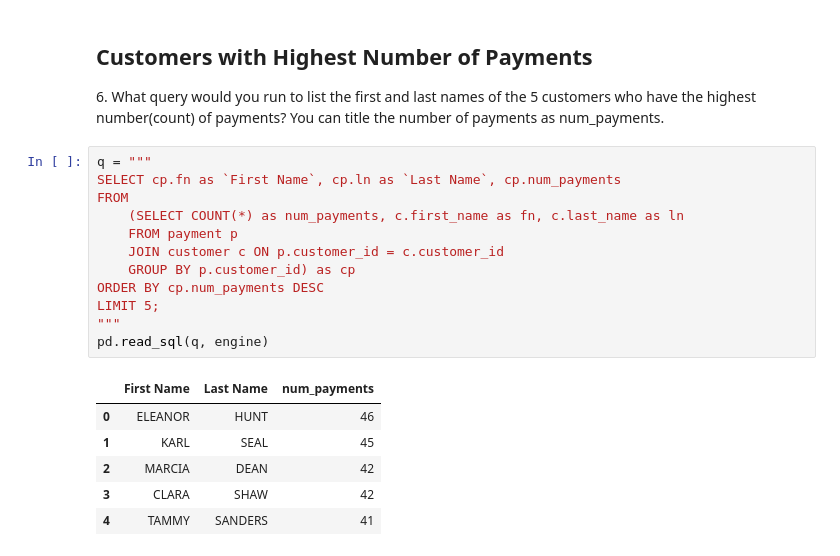
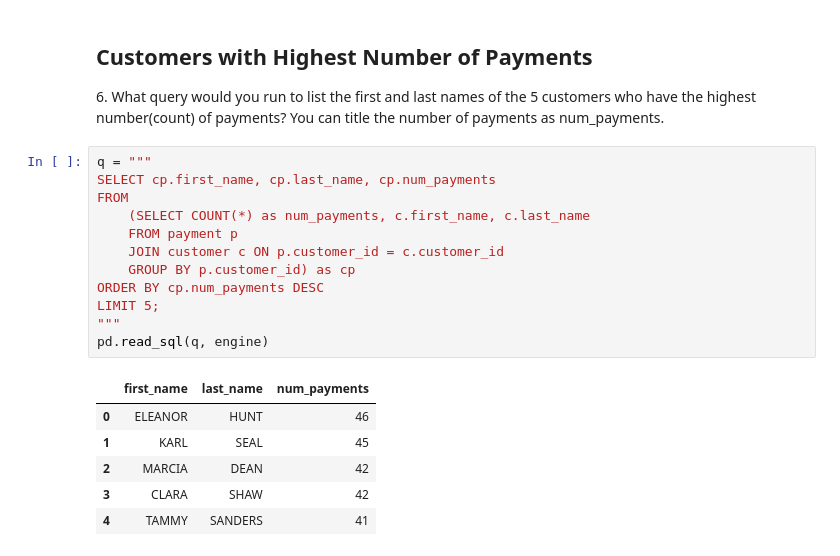
Before and after one commit to adeviney/data-enrichment-project, a Jupyter notebook: Sakila/Sakila-Core.ipynb, the cells around one changed output. Saved outputs shown, nothing was run; the diff lists cells and outputs as text.

```diff
--- a/Sakila-Core.ipynb
+++ b/Sakila/Sakila-Core.ipynb
@@ -151,18 +151,18 @@ pd.read_sql(q, engine)
 6\. What query would you run to list the first and last names of the 5 customers who have the highest number(count) of payments? You can title the number of payments as num_payments.
 # %%
 q = """
-SELECT cp.fn as `First Name`, cp.ln as `Last Name`, cp.num_payments
+SELECT cp.first_name, cp.last_name, cp.num_payments
 FROM
-	(SELECT COUNT(*) as num_payments, c.first_name as fn, c.last_name as ln
+	(SELECT COUNT(*) as num_payments, c.first_name, c.last_name
     FROM payment p
     JOIN customer c ON p.customer_id = c.customer_id
     GROUP BY p.customer_id) as cp
 ORDER BY cp.num_payments DESC
 LIMIT 5;
 """
 pd.read_sql(q, engine)
 # %% [output]
-|  | First Name | Last Name | num_payments |
+|  | first_name | last_name | num_payments |
 | 0 | ELEANOR | HUNT | 46 |
 | 1 | KARL | SEAL | 45 |
 | 2 | MARCIA | DEAN | 42 |
```
Also changed, not shown: parts of 1 cell of this notebook.
